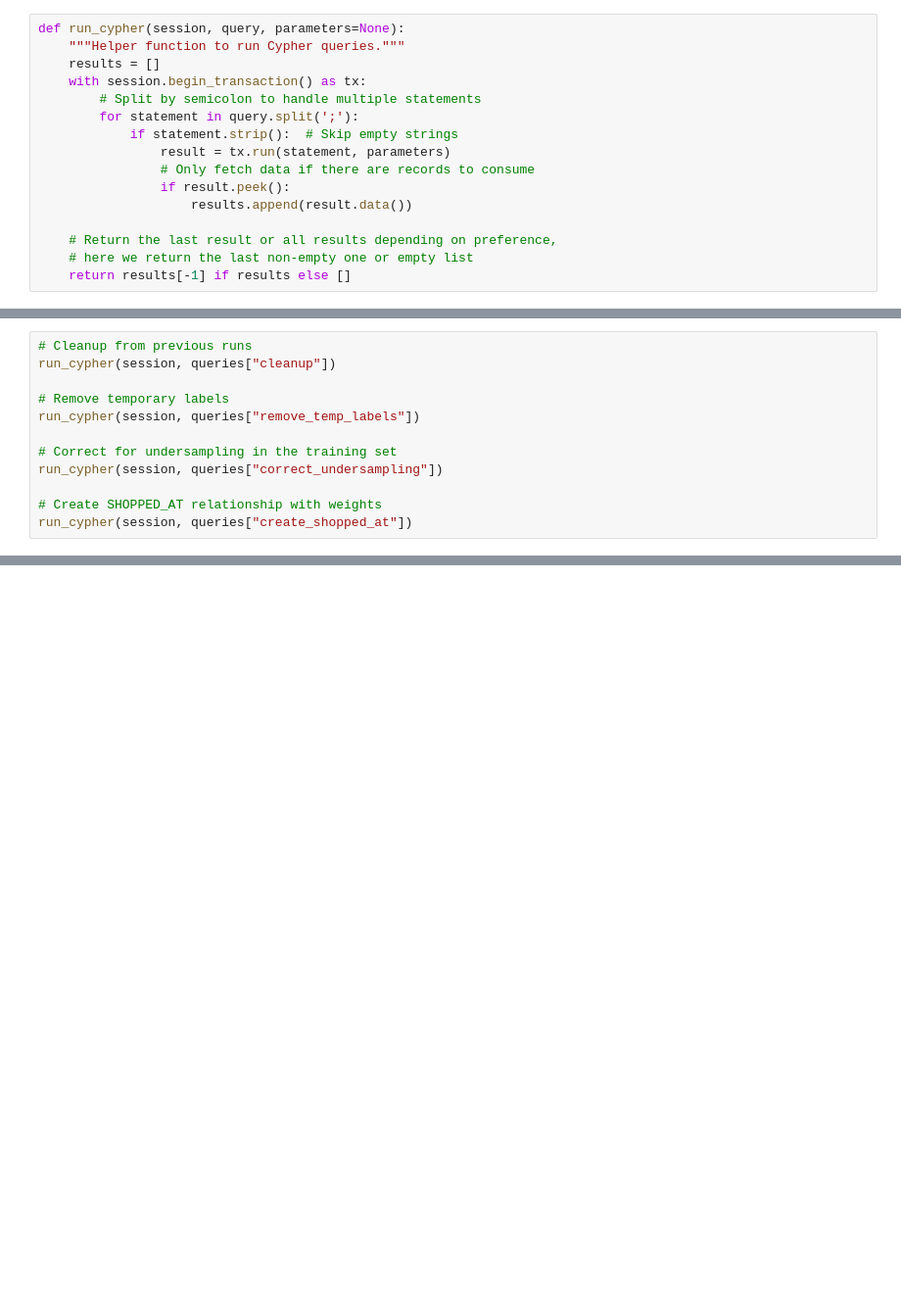
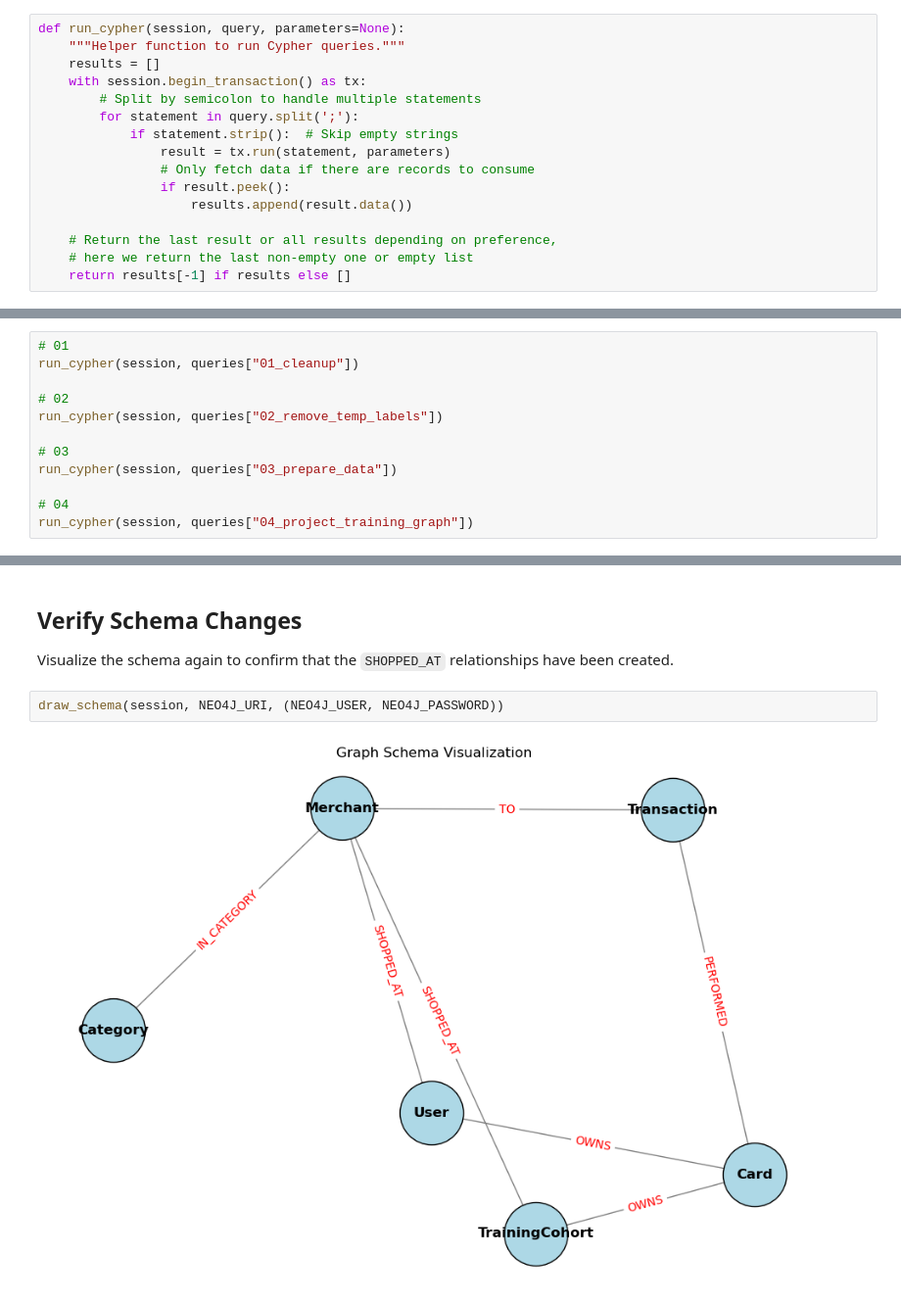
Before and after one commit to pedroleitao-neo4j/finance-churn, a Jupyter notebook: train-evaluate.ipynb, the cells around one changed output, grey strips where cells are left out. Shown: that part at 98% size. Drawn from its saved outputs; the diff is of its cells as text; blank space fills up the shorter version.

```diff
--- a/train-evaluate.ipynb
+++ b/train-evaluate.ipynb
@@ -170,13 +300,13 @@ queries = {
 # %%
-# Cleanup from previous runs
-run_cypher(session, queries["cleanup"])
+# 01
+run_cypher(session, queries["01_cleanup"])
 
-# Remove temporary labels
-run_cypher(session, queries["remove_temp_labels"])
+# 02
+run_cypher(session, queries["02_remove_temp_labels"])
 
-# Correct for undersampling in the training set
-run_cypher(session, queries["correct_undersampling"])
+# 03
+run_cypher(session, queries["03_prepare_data"])
 
-# Create SHOPPED_AT relationship with weights
-run_cypher(session, queries["create_shopped_at"])
+# 04
+run_cypher(session, queries["04_project_training_graph"])
 # %% [output]
@@ -185,0 +336,7 @@ CypherSyntaxError: {neo4j_code: Neo.ClientError.Statement.SyntaxError} {message:
+# %% [markdown]
+## Verify Schema Changes
+Visualize the schema again to confirm that the `SHOPPED_AT` relationships have been created.
+# %%
+draw_schema(session, NEO4J_URI, (NEO4J_USER, NEO4J_PASSWORD))
+# %% [output]
+[figure, added]
```
Also changed, not shown: parts of 20 cells of this notebook, 2 other files.
